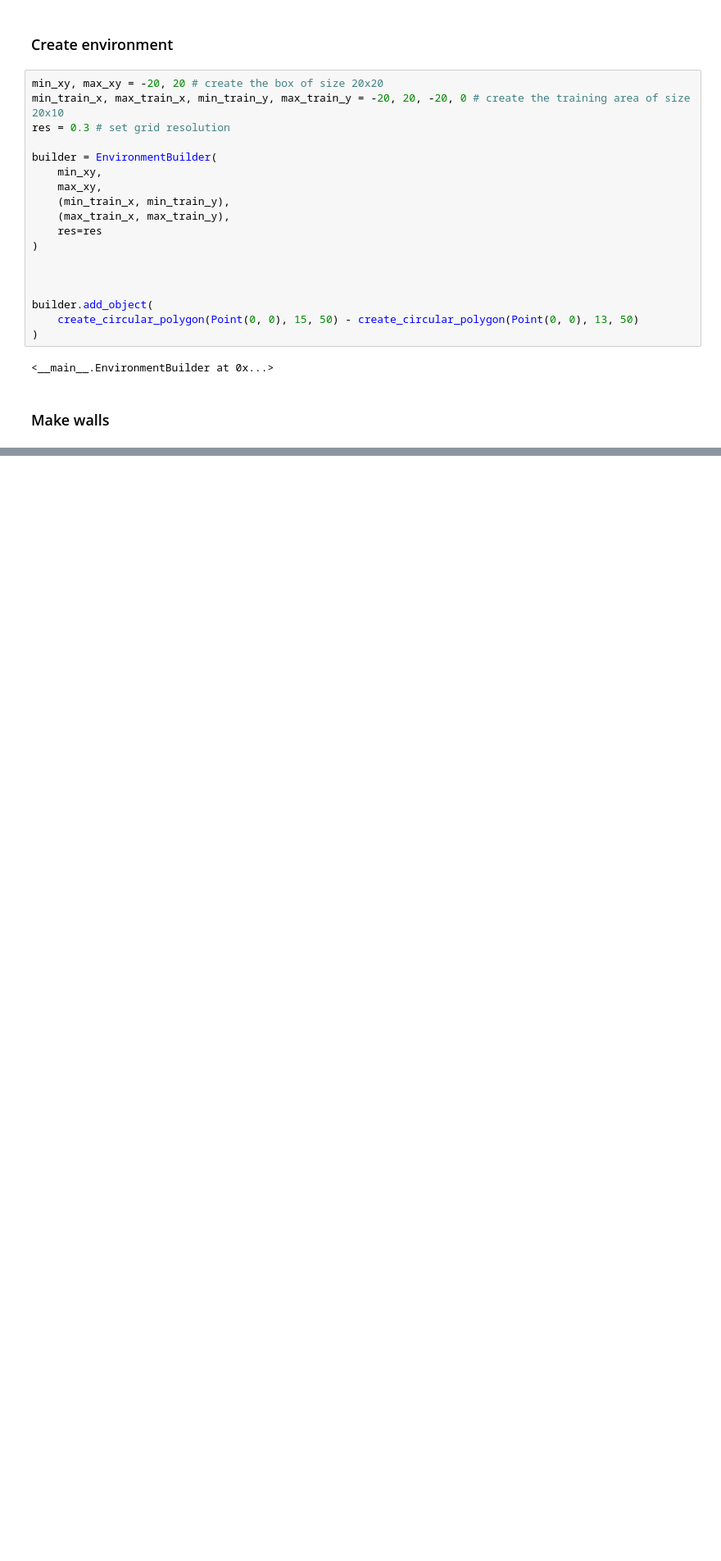
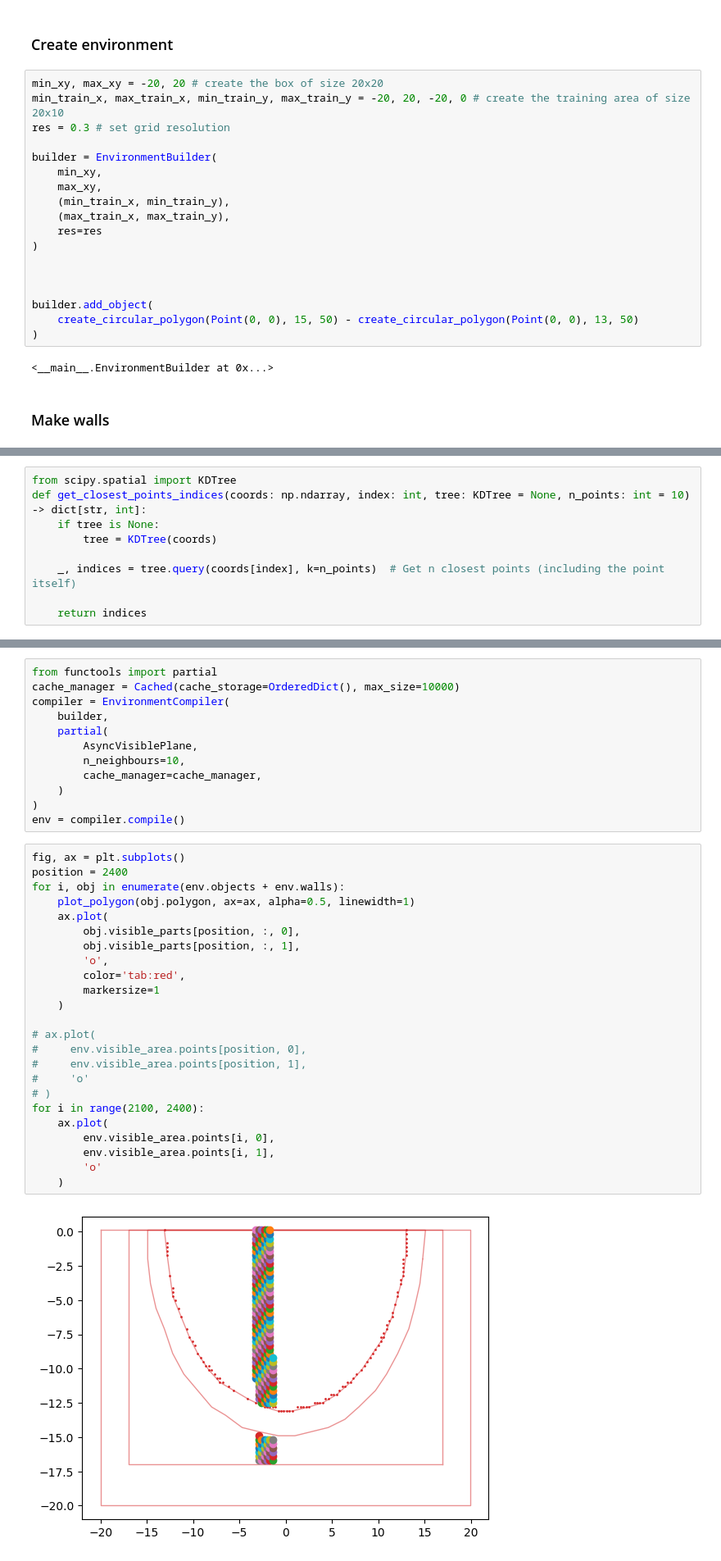
Before and after one commit to 1101AlexZab1011/SpatialMemory, a Jupyter notebook: dev/create_environment copy.ipynb, the cells around one changed output, grey strips where cells are left out. Shown: that part at 82% size. Cells and saved outputs as stored; diff of their text form; blank space fills up the shorter version.

```diff
--- a/dev/create_environment copy.ipynb
+++ b/dev/create_environment copy.ipynb
@@ -1521,0 +1938,9 @@ ax.plot(
+# %%
+from scipy.spatial import KDTree
+def get_closest_points_indices(coords: np.ndarray, index: int, tree: KDTree = None, n_points: int = 10) -> dict[str, int]:
+    if tree is None:
+        tree = KDTree(coords)
+
+    _, indices = tree.query(coords[index], k=n_points)  # Get n closest points (including the point itself)
+
+    return indices
@@ -1521,0 +2199,38 @@ ax.plot(
+# %%
+from functools import partial
+cache_manager = Cached(cache_storage=OrderedDict(), max_size=10000)
+compiler = EnvironmentCompiler(
+    builder,
+    partial(
+        AsyncVisiblePlane,
+        n_neighbours=10,
+        cache_manager=cache_manager,
+    )
+)
+env = compiler.compile()
+# %%
+fig, ax = plt.subplots()
+position = 2400
+for i, obj in enumerate(env.objects + env.walls):
+    plot_polygon(obj.polygon, ax=ax, alpha=0.5, linewidth=1)
+    ax.plot(
+        obj.visible_parts[position, :, 0],
+        obj.visible_parts[position, :, 1],
+        'o',
+        color='tab:red',
+        markersize=1
+    )
+
+# ax.plot(
+#     env.visible_area.points[position, 0],
+#     env.visible_area.points[position, 1],
+#     'o'
+# )
+for i in range(2100, 2400):
+    ax.plot(
+        env.visible_area.points[i, 0],
+        env.visible_area.points[i, 1],
+        'o'
+    )
+# %% [output]
+[figure, added]
```
Also changed, not shown: parts of 50 cells of this notebook, 6 other files.
